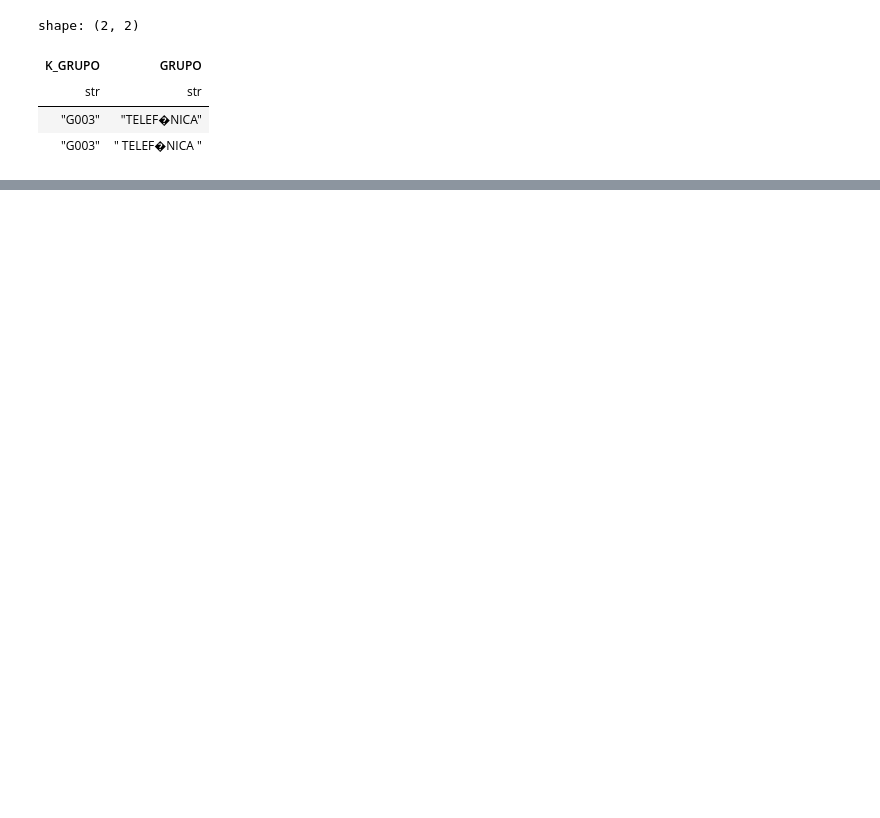
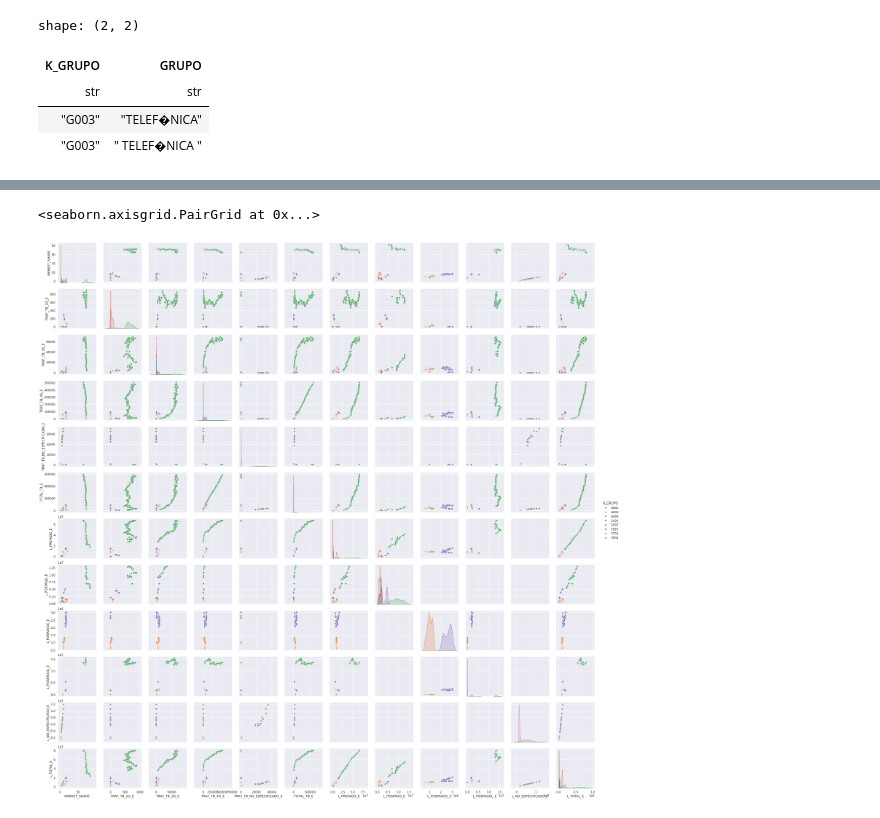
Before and after one commit to Gjloz009/data-engineering-and-mlops-project, a Jupyter notebook: jupyter_files/EDA.ipynb, the cells around one changed output, grey strips where cells are left out. Saved outputs shown, nothing was run; the diff lists cells and outputs as text; code cells hidden in the pictures; blank space fills up the shorter version.

```diff
--- a/jupyter_files/EDA.ipynb
+++ b/jupyter_files/EDA.ipynb
@@ -308,0 +414,18 @@ plot2
+# %%
+second_join_pandas = second_join.to_pandas()
+sns.pairplot(data=second_join_pandas,hue='K_GRUPO')
+'''
+(G006 se mantiene muy separado de las demas variables)
+
+Market share [L_PREPAGO_E,L_POSPAGO_E,L_POSPAGOC_E,L_POSPAGOL_E,L_NO_ESPECIFICADO_E,L_TOTAL_E]
+TTRAF_TB_2G_E [L_POSPAGO_E,L_POSPAGOC_E,L_POSPAGOL_E,L_NO_ESPECIFICADO_E,L_TOTAL_E]
+TRAF_TB_3G_E [TRAF_TB_4G_E,TOTAL_TB_E,L_PREPAGO_E,L_POSPAGO_E,L_POSPAGOC_E,L_POSPAGOL_E,L_NO_ESPECIFICADO_E,L_TOTAL_E]
+TRAF_TB_4G_E [TRAF_TB_3G_E,TOTAL_TB_E,L_PREPAGO_E,L_POSPAGO_E,L_POSPAGOC_E,L_TOTAL_E]
+TRAF_TB_NO_ESPECIFICADO_E con nada
+TOTAL_TB [TRAF_TB_3G_E,TRAF_TB_4G_E,L_PREPAGO_E,L_POSPAGO_E,L_POSPAGOC_E,L_NO_ESPECIFICADO_E,L_TOTAL_E]
+L_PREPAGO_E [TRAF_TB_3G,TRAF_TB_4G,TOTAL__TB_E,L_POSPAGO_E,L_POSPAGOC_E,L_POSPAGOL_E,L_TOTAL_E]
+
+'''
+# %% [output]
+<seaborn.axisgrid.PairGrid at 0x...>
+[figure, added]
```
Also changed, not shown: parts of 55 cells of this notebook, 1 other file.
